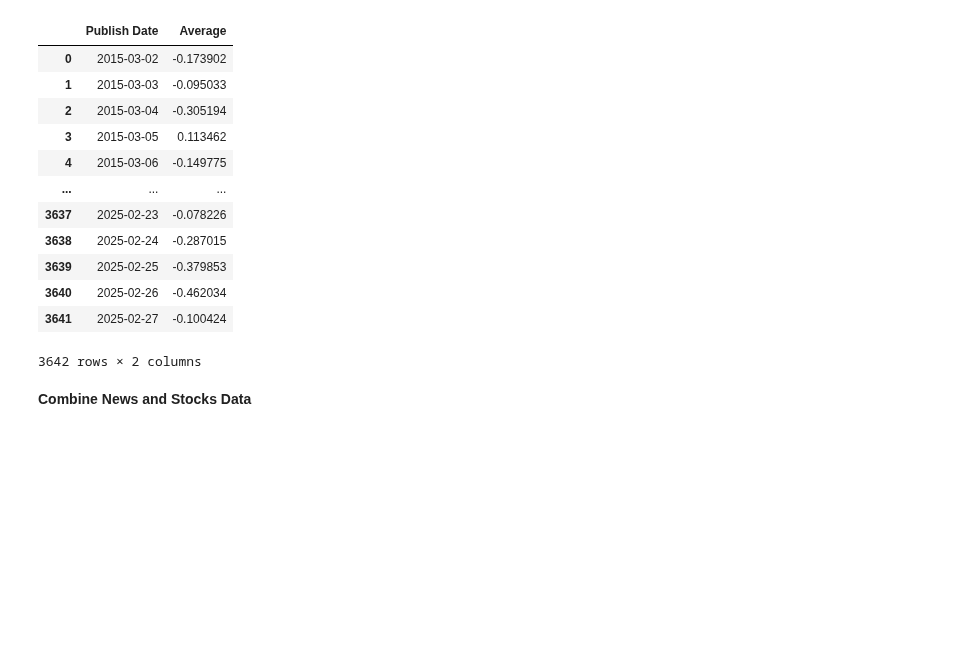
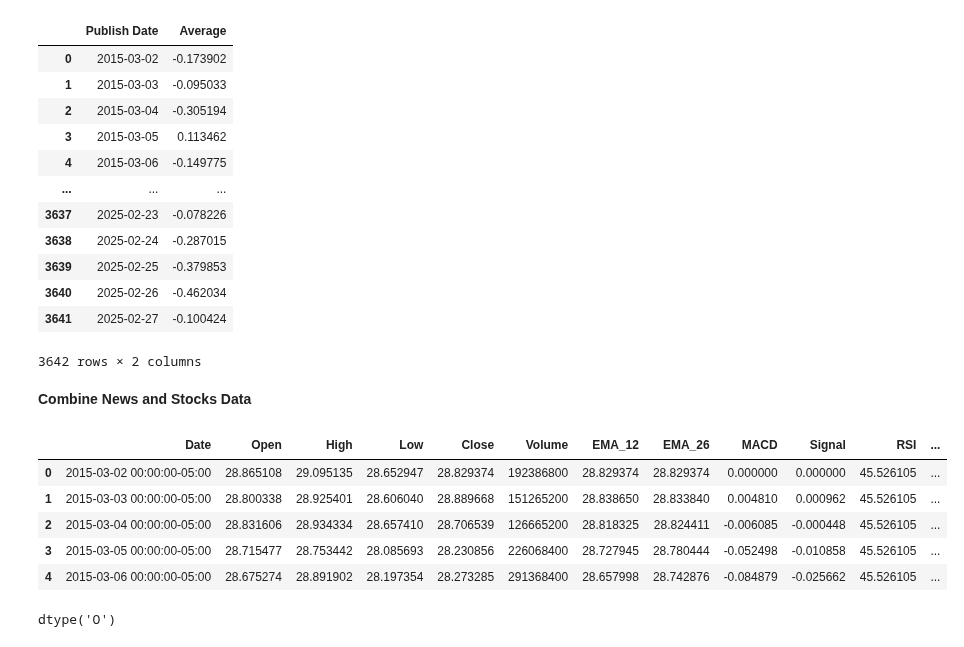
Before and after one commit to MRR20/major_project, a Jupyter notebook: news_data.ipynb, the cells around one changed output. Saved outputs shown, nothing was run; the diff lists cells and outputs as text; code cells hidden in the pictures; blank space fills up the shorter version.

Commit message:
Required data is gathered.

```diff
--- a/news_data.ipynb
+++ b/news_data.ipynb
@@ -247,3 +247,18 @@ df_sentiment_avg
 df_sentiment_avg.to_csv("sentiment_avg.csv", index=False, header=True)
 # %% [markdown]
 **Combine News and Stocks Data**
+# %%
+import pandas as pd
+df = pd.read_csv("./stocks_data/AAPL_data.csv")
+df.head()
+# %% [output]
+|  | Date | Open | High | Low | Close | Volume | EMA_12 | EMA_26 | MACD | Signal | RSI | ... |
+| 0 | 2015-03-02 00:00:00-05:00 | 28.865108 | 29.095135 | 28.652947 | 28.829374 | 192386800 | 28.829374 | 28.829374 | 0.000000 | 0.000000 | 45.526105 | ... |
+| 1 | 2015-03-03 00:00:00-05:00 | 28.800338 | 28.925401 | 28.606040 | 28.889668 | 151265200 | 28.838650 | 28.833840 | 0.004810 | 0.000962 | 45.526105 | ... |
+| 2 | 2015-03-04 00:00:00-05:00 | 28.831606 | 28.934334 | 28.657410 | 28.706539 | 126665200 | 28.818325 | 28.824411 | -0.006085 | -0.000448 | 45.526105 | ... |
+| 3 | 2015-03-05 00:00:00-05:00 | 28.715477 | 28.753442 | 28.085693 | 28.230856 | 226068400 | 28.727945 | 28.780444 | -0.052498 | -0.010858 | 45.526105 | ... |
+| 4 | 2015-03-06 00:00:00-05:00 | 28.675274 | 28.891902 | 28.197354 | 28.273285 | 291368400 | 28.657998 | 28.742876 | -0.084879 | -0.025662 | 45.526105 | ... |
+# %%
+df["Date"].dtype
+# %% [output]
+dtype('O')
```
Also changed, not shown: parts of 1 cell of this notebook, 32 other files.
